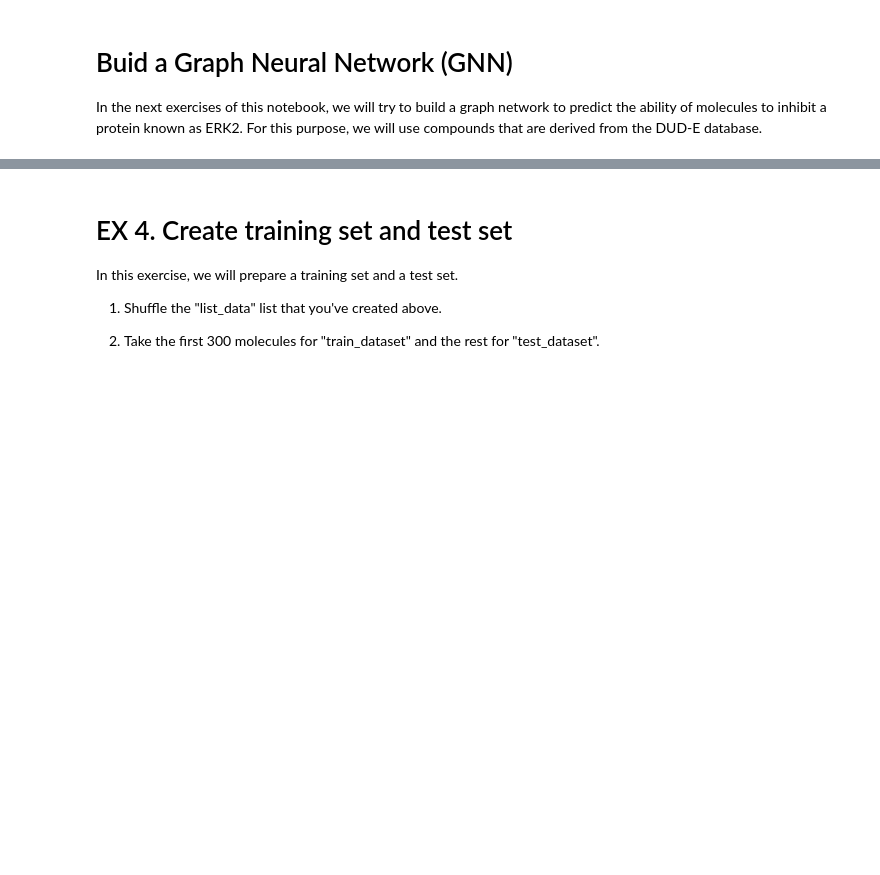
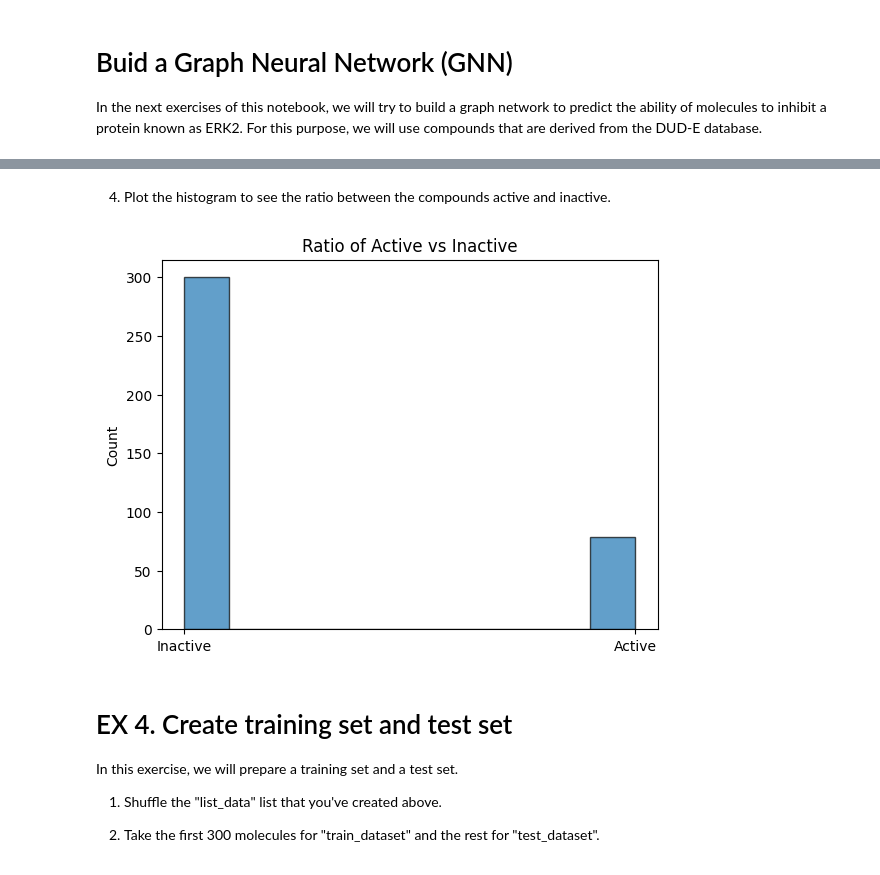
Before and after one commit to Ekliipce/Machine-Learning-for-Biomedical, a Jupyter notebook: molecules/pytorch_geometric_molecules_problem.ipynb, the cells around one changed output, grey strips where cells are left out. Saved outputs shown, nothing was run; the diff lists cells and outputs as text; code cells hidden in the pictures; blank space fills up the shorter version.

```diff
--- a/molecules/pytorch_geometric_molecules_problem.ipynb
+++ b/molecules/pytorch_geometric_molecules_problem.ipynb
@@ -308,3 +357,15 @@ The file named "active_data.csv" consists of more than 300 active and decoy mole
+# %% [markdown]
+
+4. Plot the histogram to see the ratio between the  compounds active and inactive.
+# %%
+plt.title("Ratio of Active vs Inactive")
+plt.hist(df["is_active"], edgecolor='k', alpha=0.7)
+plt.ylabel("Count")
+plt.xticks([0, 1], ["Inactive", "Active"])
+
+plt.show()
+# %% [output]
+[figure, added]
 # %% [markdown]
 # EX 4. Create training set and test set
 In this exercise, we will prepare a training set and a test set.
```
Also changed, not shown: parts of 33 cells of this notebook.
